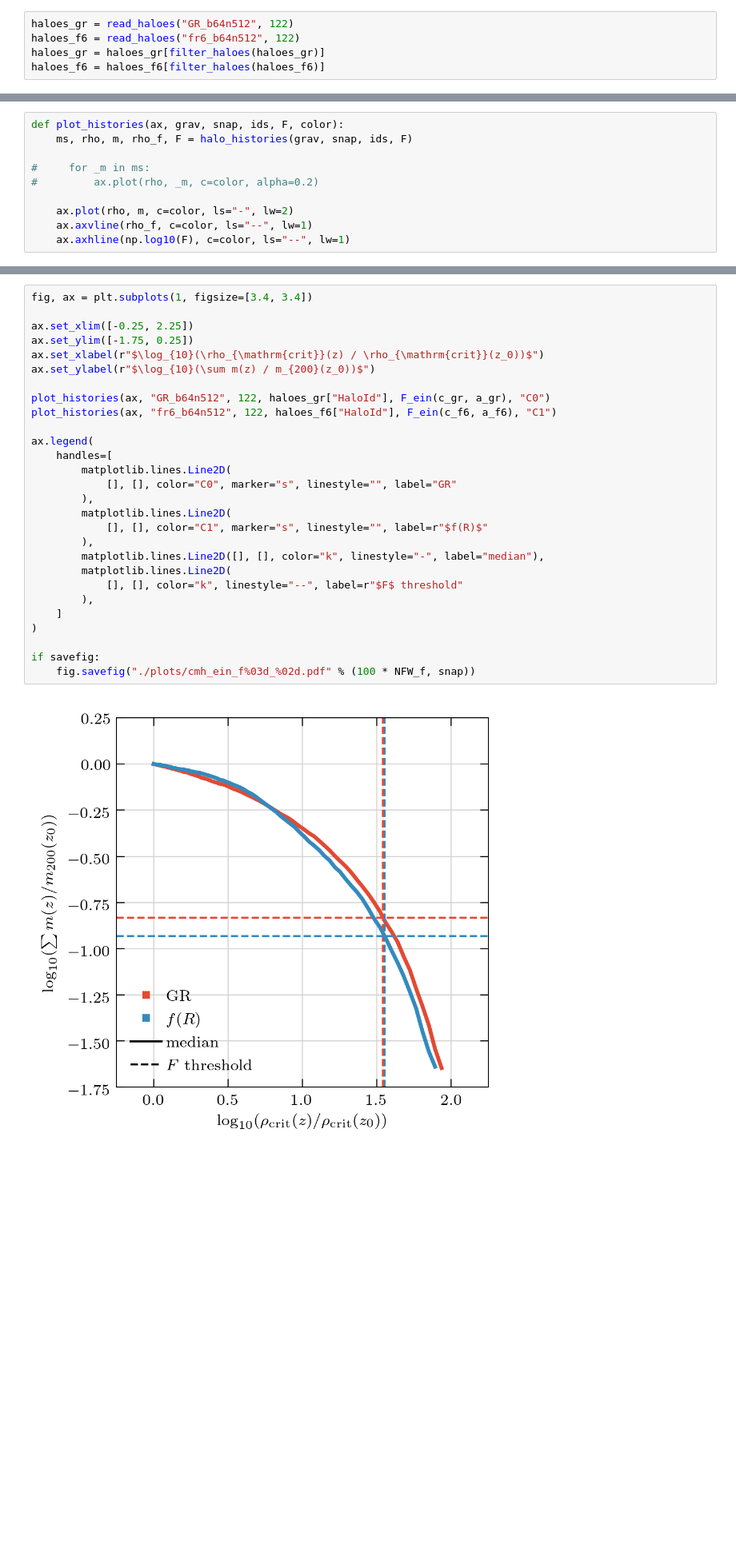
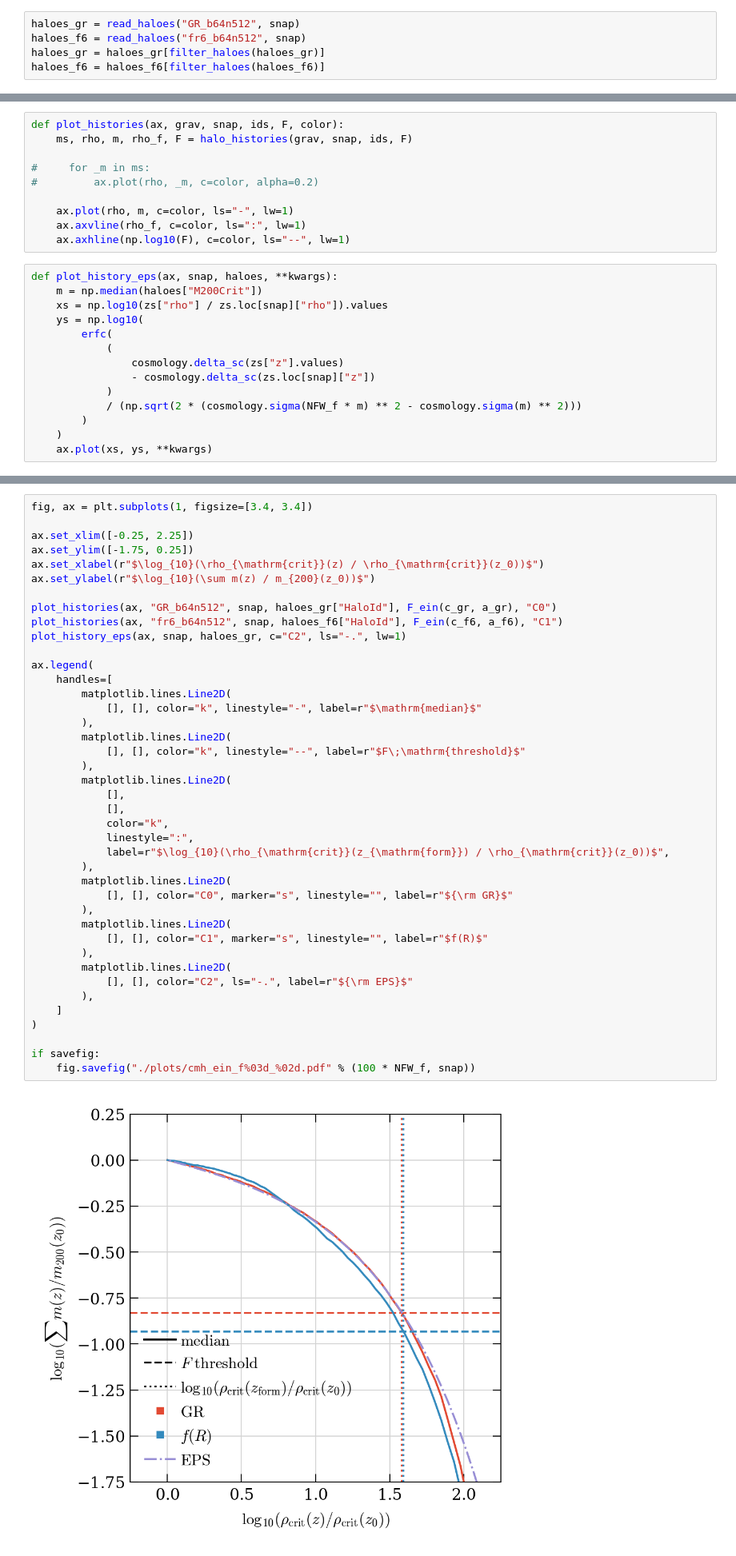
Before and after one commit to oleskiewicz/hbtp, a Jupyter notebook: comparison.ipynb, the cells around one changed output, grey strips where cells are left out. Shown: that part at 80% size. Saved outputs shown, nothing was run; the diff lists cells and outputs as text; blank space fills up the shorter version.

Commit message:
update notebooks
- improved readability of lines
- added EPS prediction to cmh plot
- removed outdated delta_sc calculation
- colour-coded some points in rho-rho relation

```diff
--- a/comparison.ipynb
+++ b/comparison.ipynb
@@ -54,8 +56,8 @@ def filter_haloes(haloes):
         np.log10(haloes["M200Crit"]) < 11.667
     )
 # %%
-haloes_gr = read_haloes("GR_b64n512", 122)
-haloes_f6 = read_haloes("fr6_b64n512", 122)
+haloes_gr = read_haloes("GR_b64n512", snap)
+haloes_f6 = read_haloes("fr6_b64n512", snap)
 haloes_gr = haloes_gr[filter_haloes(haloes_gr)]
 haloes_f6 = haloes_f6[filter_haloes(haloes_f6)]
 # %%
@@ -329,9 +346,23 @@ def plot_histories(ax, grav, snap, ids, F, color):
 #     for _m in ms:
 #         ax.plot(rho, _m, c=color, alpha=0.2)
 
-    ax.plot(rho, m, c=color, ls="-", lw=2)
-    ax.axvline(rho_f, c=color, ls="--", lw=1)
+    ax.plot(rho, m, c=color, ls="-", lw=1)
+    ax.axvline(rho_f, c=color, ls=":", lw=1)
     ax.axhline(np.log10(F), c=color, ls="--", lw=1)
+# %%
+def plot_history_eps(ax, snap, haloes, **kwargs):
+    m = np.median(haloes["M200Crit"])
+    xs = np.log10(zs["rho"] / zs.loc[snap]["rho"]).values
+    ys = np.log10(
+        erfc(
+            (
+                cosmology.delta_sc(zs["z"].values)
+                - cosmology.delta_sc(zs.loc[snap]["z"])
+            )
+            / (np.sqrt(2 * (cosmology.sigma(NFW_f * m) ** 2 - cosmology.sigma(m) ** 2)))
+        )
+    )
+    ax.plot(xs, ys, **kwargs)
 # %%
 fig, ax = plt.subplots(1, figsize=[3.4, 3.4])
 
@@ -380,30 +424,43 @@ F_ein(c_f6, a_f6)
 # %%
 fig, ax = plt.subplots(1, figsize=[3.4, 3.4])
 
 ax.set_xlim([-0.25, 2.25])
 ax.set_ylim([-1.75, 0.25])
 ax.set_xlabel(r"$\log_{10}(\rho_{\mathrm{crit}}(z) / \rho_{\mathrm{crit}}(z_0))$")
 ax.set_ylabel(r"$\log_{10}(\sum m(z) / m_{200}(z_0))$")
 
-plot_histories(ax, "GR_b64n512", 122, haloes_gr["HaloId"], F_ein(c_gr, a_gr), "C0")
-plot_histories(ax, "fr6_b64n512", 122, haloes_f6["HaloId"], F_ein(c_f6, a_f6), "C1")
+plot_histories(ax, "GR_b64n512", snap, haloes_gr["HaloId"], F_ein(c_gr, a_gr), "C0")
+plot_histories(ax, "fr6_b64n512", snap, haloes_f6["HaloId"], F_ein(c_f6, a_f6), "C1")
+plot_history_eps(ax, snap, haloes_gr, c="C2", ls="-.", lw=1)
 
 ax.legend(
     handles=[
         matplotlib.lines.Line2D(
-            [], [], color="C0", marker="s", linestyle="", label="GR"
+            [], [], color="k", linestyle="-", label=r"$\mathrm{median}$"
+        ),
+        matplotlib.lines.Line2D(
+            [], [], color="k", linestyle="--", label=r"$F\;\mathrm{threshold}$"
+        ),
+        matplotlib.lines.Line2D(
+            [],
+            [],
+            color="k",
+            linestyle=":",
+            label=r"$\log_{10}(\rho_{\mathrm{crit}}(z_{\mathrm{form}}) / \rho_{\mathrm{crit}}(z_0))$",
+        ),
+        matplotlib.lines.Line2D(
+            [], [], color="C0", marker="s", linestyle="", label=r"${\rm GR}$"
         ),
         matplotlib.lines.Line2D(
             [], [], color="C1", marker="s", linestyle="", label=r"$f(R)$"
         ),
-        matplotlib.lines.Line2D([], [], color="k", linestyle="-", label="median"),
         matplotlib.lines.Line2D(
-            [], [], color="k", linestyle="--", label=r"$F$ threshold"
+            [], [], color="C2", ls="-.", label=r"${\rm EPS}$"
         ),
     ]
 )
 
 if savefig:
     fig.savefig("./plots/cmh_ein_f%03d_%02d.pdf" % (100 * NFW_f, snap))
 # %% [output]
-[figure, old version]
+[figure, new version]
```
Also changed, not shown: parts of 6 cells of this notebook, 2 other files.
